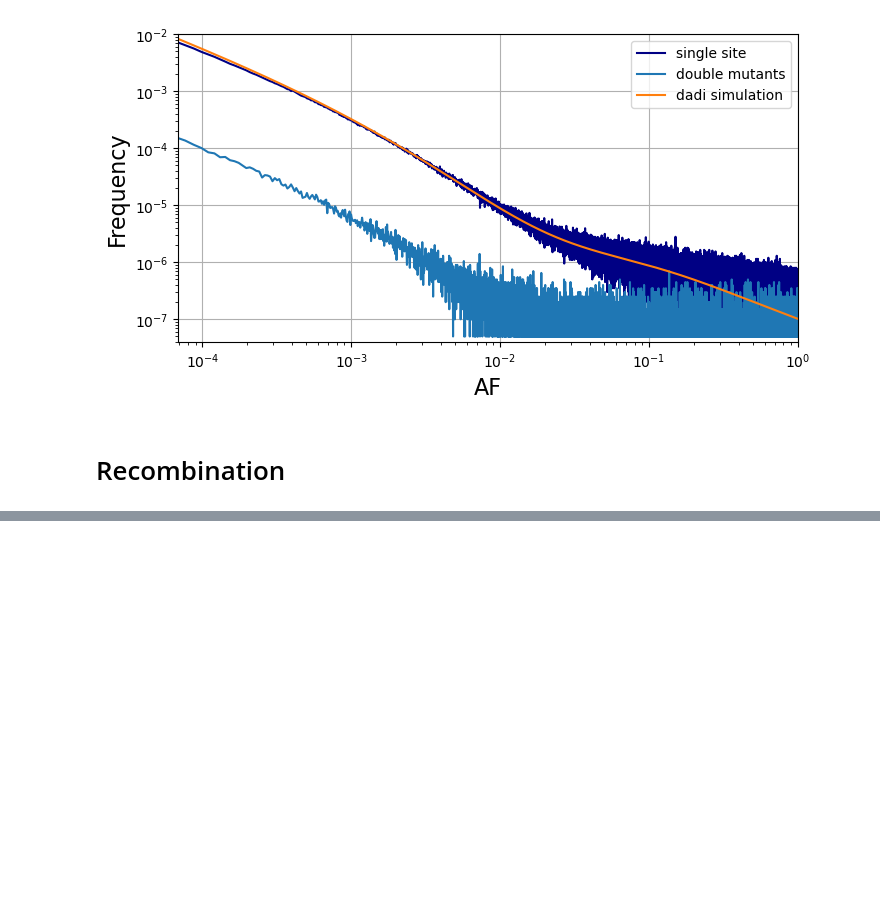
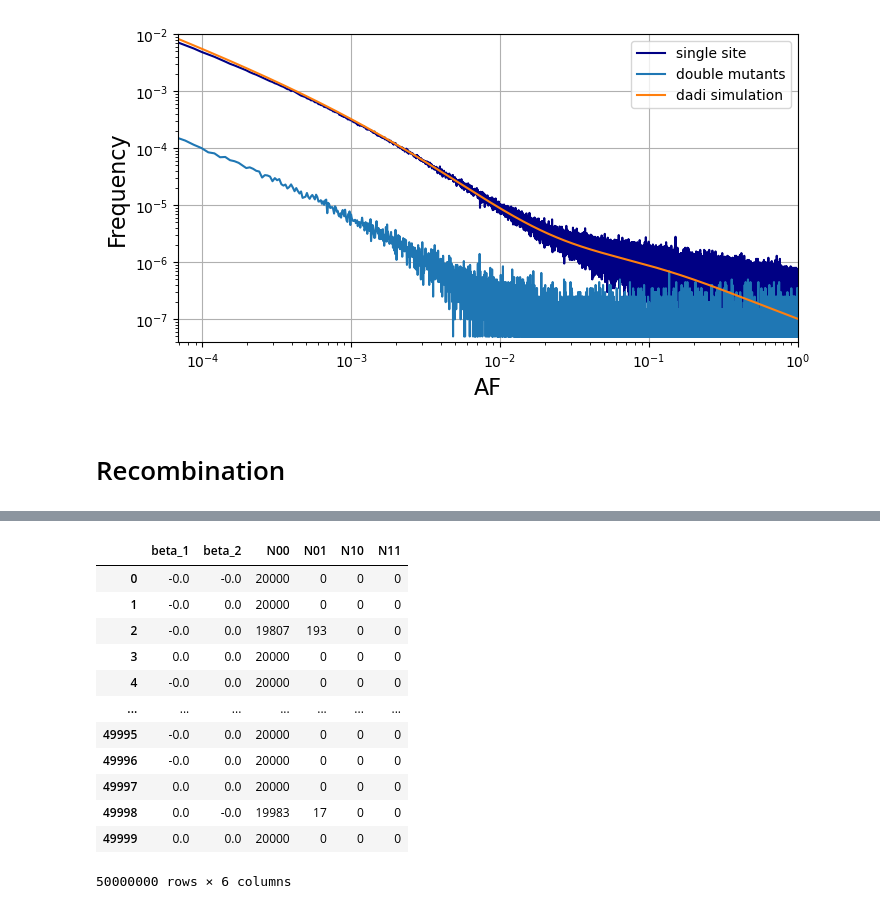
Before and after one commit to emkoch/popspec, a Jupyter notebook: Effect_size.ipynb, the cells around one changed output, grey strips where cells are left out. Cells and saved outputs as stored; diff of their text form; code cells hidden in the pictures; blank space fills up the shorter version.

```diff
--- a/Effect_size.ipynb
+++ b/Effect_size.ipynb
@@ -711,6 +739,28 @@ def createCorrelationMats(gz_files, MAF_thr_values, path):
                 remove.append(site)
 
     return corr_df_pos, corr_df_tot
+# %%
+recomb = "0.00001"
+selec = 'underdom'
+tot_path = f'{mypath}{recomb}/{selec}/'
+gz_files = [f for f in listdir(tot_path) if isfile(join(tot_path, f))]
+df = buildDF(1, gz_files, tot_path)
+
+df
+# %% [output]
+|  | beta_1 | beta_2 | N00 | N01 | N10 | N11 |
+| 0 | -0.0 | -0.0 | 20000 | 0 | 0 | 0 |
+| 1 | -0.0 | 0.0 | 20000 | 0 | 0 | 0 |
+| 2 | -0.0 | 0.0 | 19807 | 193 | 0 | 0 |
+| 3 | 0.0 | 0.0 | 20000 | 0 | 0 | 0 |
+| 4 | -0.0 | 0.0 | 20000 | 0 | 0 | 0 |
+| ... | ... | ... | ... | ... | ... | ... |
+| 49995 | -0.0 | 0.0 | 20000 | 0 | 0 | 0 |
+| 49996 | -0.0 | 0.0 | 20000 | 0 | 0 | 0 |
+| 49997 | 0.0 | 0.0 | 20000 | 0 | 0 | 0 |
+| 49998 | 0.0 | -0.0 | 19983 | 17 | 0 | 0 |
+| 49999 | 0.0 | 0.0 | 20000 | 0 | 0 | 0 |
+50000000 rows × 6 columns
 # %%
 for recomb in recomb_vals:
     for selec in selec_types:
```
Also changed, not shown: parts of 22 cells of this notebook, 1 other file.
